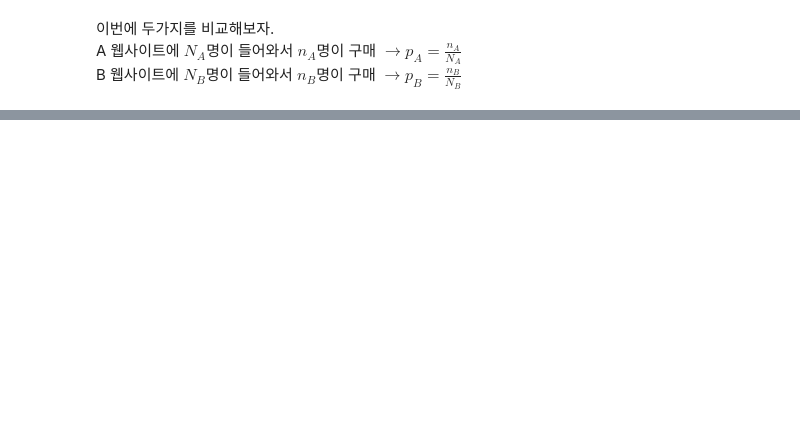
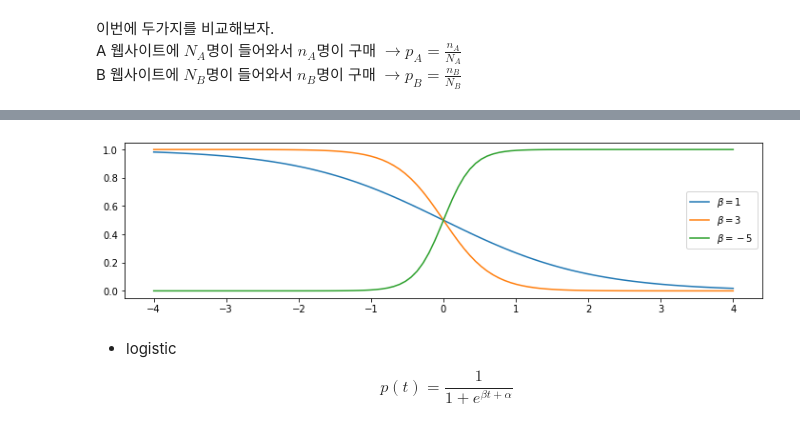
Before and after one commit to chanheelee-dev/bayesian_mcmc_study, a Jupyter notebook: Chapter2.ipynb, the cells around one changed output, grey strips where cells are left out. Saved outputs shown, nothing was run; the diff lists cells and outputs as text; code cells hidden in the pictures; blank space fills up the shorter version.

```diff
--- a/Chapter2.ipynb
+++ b/Chapter2.ipynb
@@ -351,0 +460,16 @@ plt.legend(loc="upper right");
+# %%
+def logistic(x, beta):
+    return 1 / (1 + np.exp(beta * x))
+# %%
+plt.figure(figsize=(12, 3))
+
+x = np.linspace(-4, 4, 100)
+plt.plot(x, logistic(x, 1), label=r"$\beta=1$")
+plt.plot(x, logistic(x, 3), label=r"$\beta=3$")
+plt.plot(x, logistic(x, -5), label=r"$\beta=-5$")
+plt.legend();
+# %% [output]
+[figure, added]
+# %% [markdown]
+ - logistic
+ $$ p(t) = \frac{1}{1 + e^{\beta t + \alpha}} $$
```
Also changed, not shown: parts of 46 cells of this notebook.
